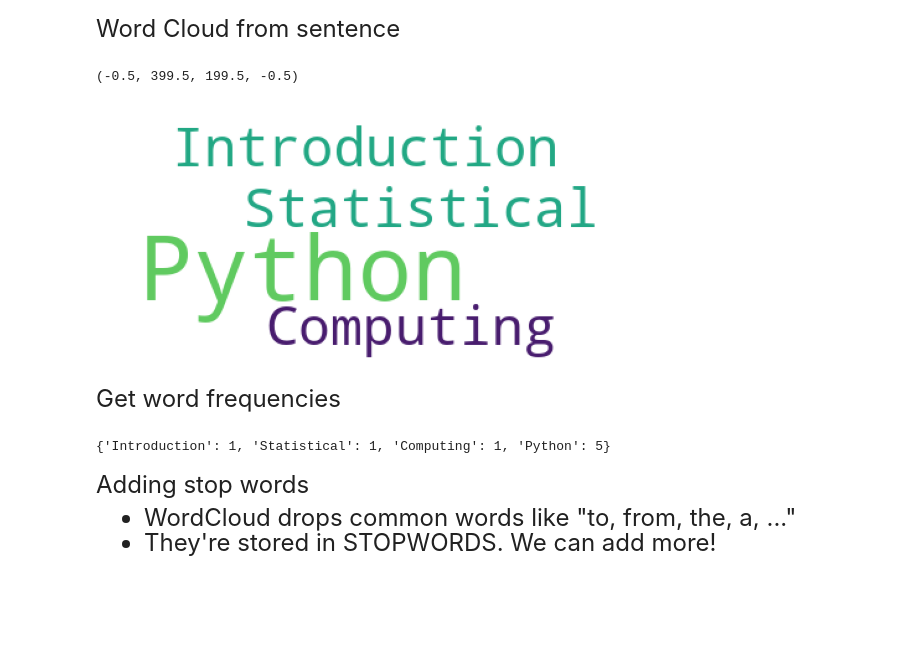
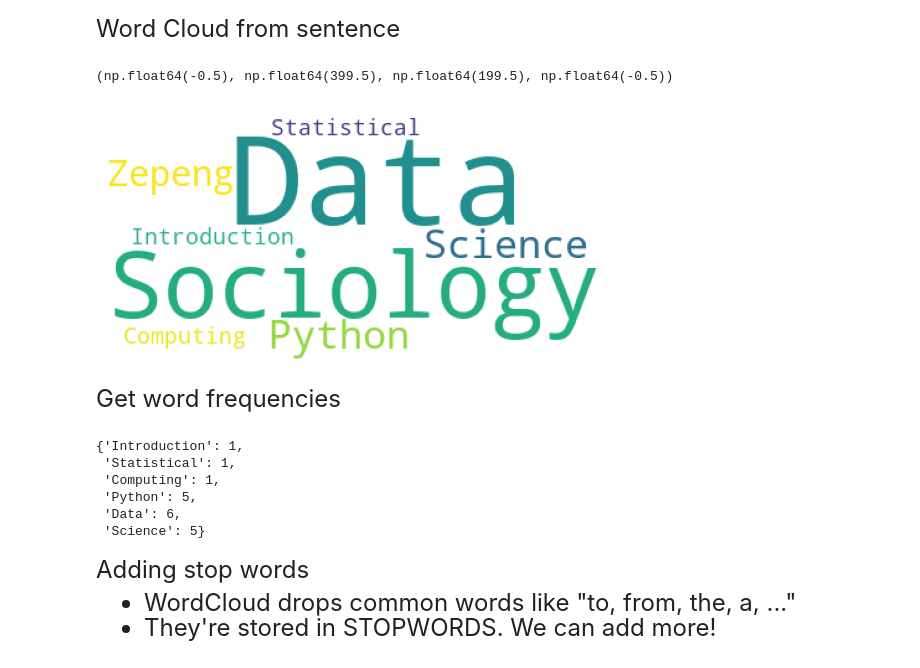
Before and after one commit to zepengzhou/computing_25fall, a Jupyter notebook: Lecture 10/lecture_10b - Word Clouds.ipynb, the cells around one changed output. Saved outputs shown, nothing was run; the diff lists cells and outputs as text; code cells hidden in the pictures; blank space fills up the shorter version.

```diff
--- a/Lecture 10/lecture_10b - Word Clouds.ipynb
+++ b/Lecture 10/lecture_10b - Word Clouds.ipynb
@@ -50,16 +50,18 @@ Word Cloud from sentence
 # %%
 # We start by generating a string with text
 # The WordCloud() command generates and object. To display it use "plt.imgshow()"
 # Words with higher frequency will tend to appear larger (see advanced options)
 # at the end for how to adjust the relative scaling
 
-text = "Introduction to Statistical Computing Python Python Python Python Python"
+text = "Introduction to Statistical Computing Python Python Python Python Python \
+    Data Data Data Data Data Data Science Science Science Science Science Zepeng Zepeng Zepeng Zepeng \
+        Sociology Sociology Sociology Sociology Sociology Sociology"
 word_cloud = WordCloud(background_color = "white").generate(text)
 plt.imshow(word_cloud)
 plt.axis("off")
 # %% [output]
-(-0.5, 399.5, 199.5, -0.5)
+(np.float64(-0.5), np.float64(399.5), np.float64(199.5), np.float64(-0.5))
-[figure, old version]
+[figure, new version]
 # %% [markdown]
 <font size = "5">
 
@@ -68,7 +70,12 @@ Get word frequencies
 word_frequencies = WordCloud().process_text(text)
 word_frequencies
 # %% [output]
-{'Introduction': 1, 'Statistical': 1, 'Computing': 1, 'Python': 5}
+{'Introduction': 1,
+ 'Statistical': 1,
+ 'Computing': 1,
+ 'Python': 5,
+ 'Data': 6,
+ 'Science': 5}
 # %% [markdown]
 <font size = "5">
 
```
Also changed, not shown: parts of 8 cells of this notebook, 1 other file.
